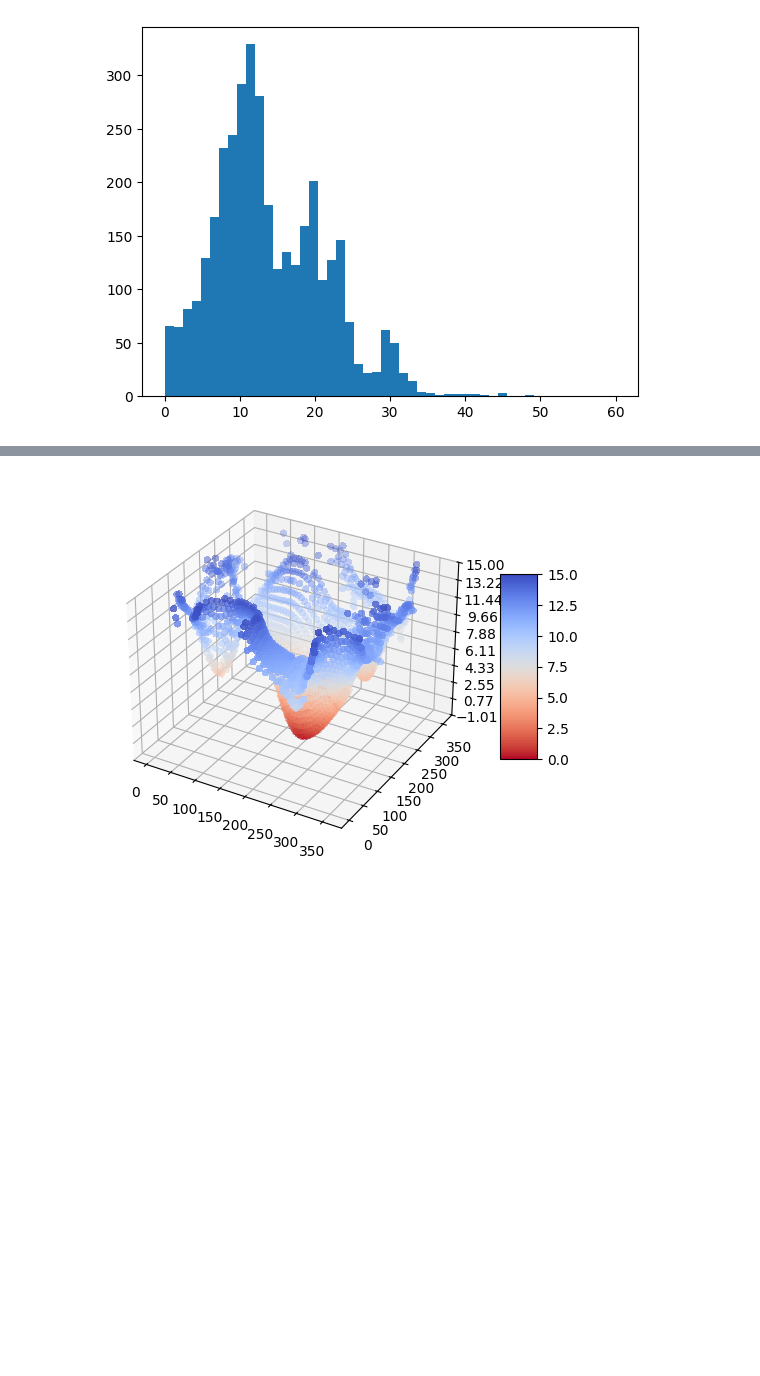
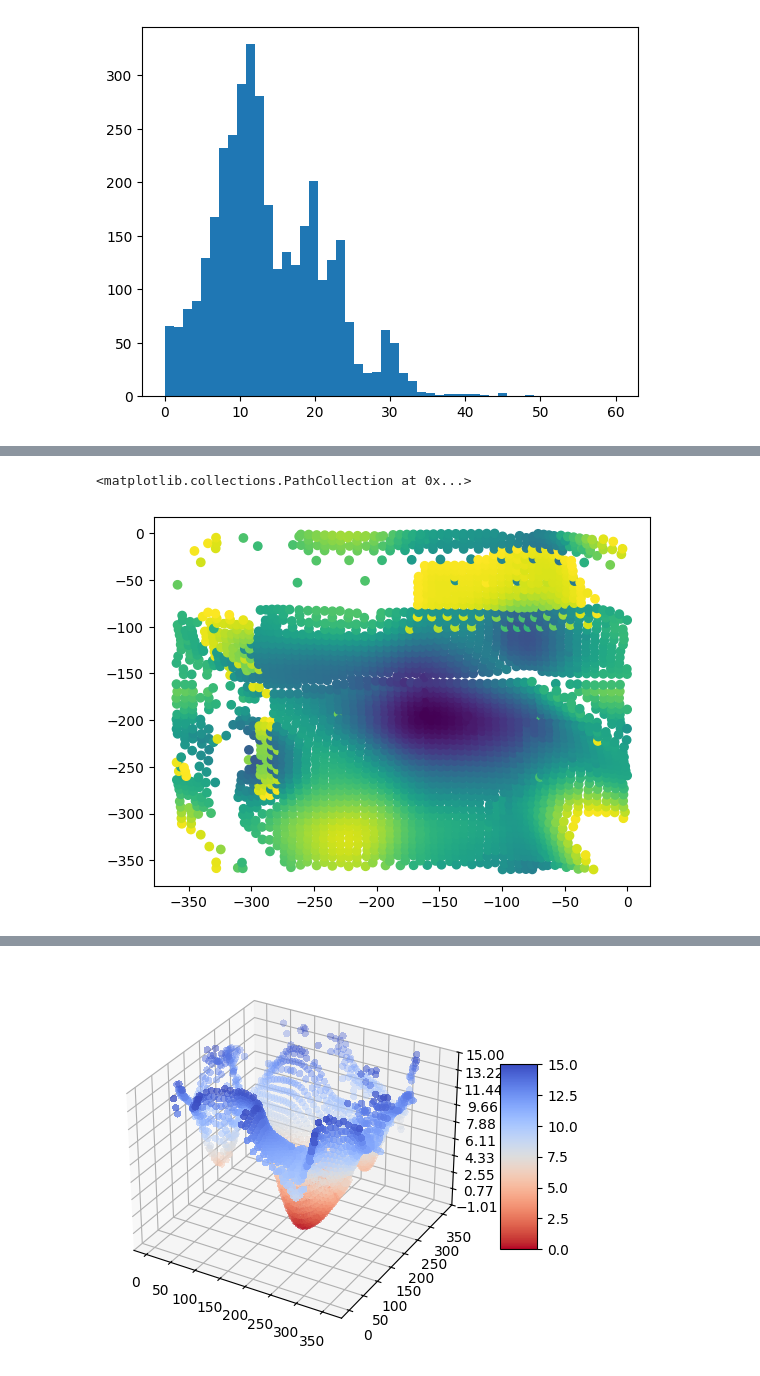
Before and after one commit to xXNoahS02Xx/dftmp2bench, a Jupyter notebook: notebooks/Dih_analysis_orca_dih_frz.ipynb, the cells around one changed output, grey strips where cells are left out. Cells and saved outputs as stored; diff of their text form; code cells hidden in the pictures; blank space fills up the shorter version.

```diff
--- a/notebooks/Dih_analysis_orca_dih_frz.ipynb
+++ b/notebooks/Dih_analysis_orca_dih_frz.ipynb
@@ -129,0 +348,5 @@ plt.colorbar(s)
+# %%
+plt.scatter(df["phi"], df["psi"], c=df["energies_min_shift"])
+# %% [output]
+<matplotlib.collections.PathCollection at 0x...>
+[figure, added]
```
Also changed, not shown: parts of 19 cells of this notebook, 7 other files.
